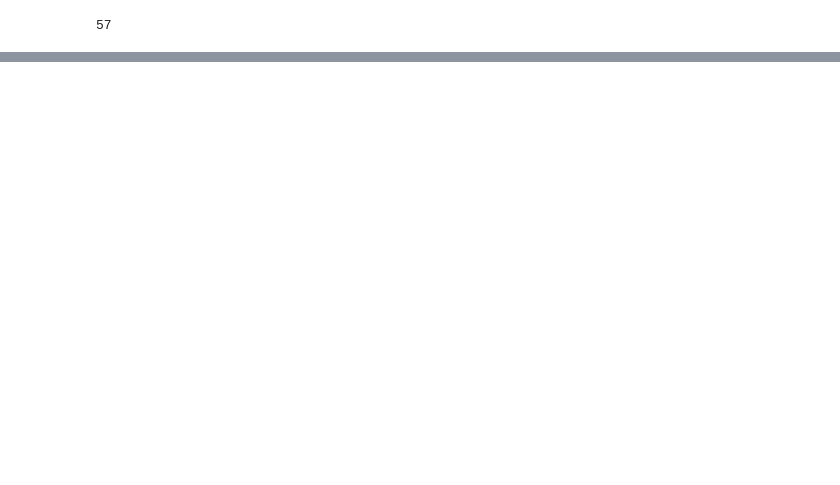
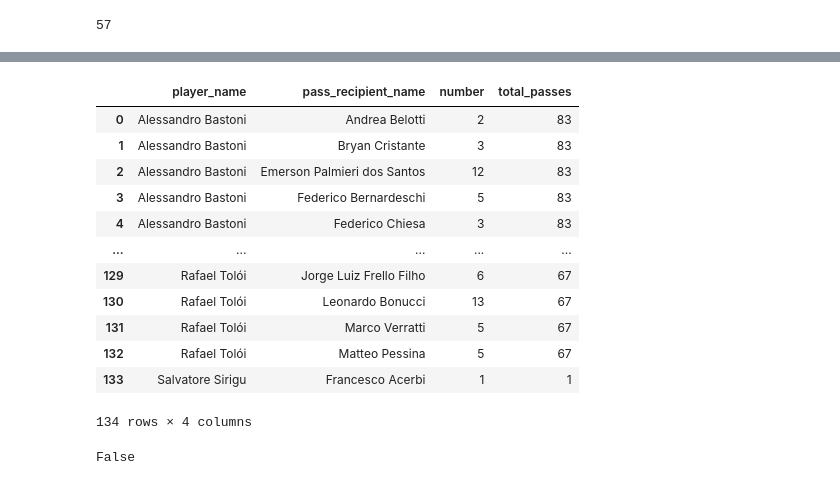
Before and after one commit to aegonwolf/socceranalytics, a Jupyter notebook: all-games.ipynb, the cells around one changed output, grey strips where cells are left out. Drawn from its saved outputs; the diff is of its cells as text; code cells hidden in the pictures; blank space fills up the shorter version.

```diff
--- a/all-games.ipynb
+++ b/all-games.ipynb
@@ -1193,0 +1248,32 @@ italy_wales.iloc[2539]['second']
+# %%
+passes = iw_passes[pass_cols]
+# %%
+italy_passes = passes[passes.team_name == "Italy"][['player_name', 'pass_recipient_name']]
+# %%
+pass_dict = passes[passes.team_name == "Italy"]['player_name'].value_counts().to_dict()
+# %%
+italy_npasses = italy_passes.groupby(['player_name', 'pass_recipient_name']).size().reset_index()
+cols = italy_npasses.columns.to_list()
+cols[-1] = "number"
+italy_npasses.columns = cols
+italy_npasses['total_passes'] = italy_npasses['player_name'].apply(lambda x: pass_dict[x])
+# %%
+italy_npasses
+# %% [output]
+|  | player_name | pass_recipient_name | number | total_passes |
+| 0 | Alessandro Bastoni | Andrea Belotti | 2 | 83 |
+| 1 | Alessandro Bastoni | Bryan Cristante | 3 | 83 |
+| 2 | Alessandro Bastoni | Emerson Palmieri dos Santos | 12 | 83 |
+| 3 | Alessandro Bastoni | Federico Bernardeschi | 5 | 83 |
+| 4 | Alessandro Bastoni | Federico Chiesa | 3 | 83 |
+| ... | ... | ... | ... | ... |
+| 129 | Rafael Tolói | Jorge Luiz Frello Filho | 6 | 67 |
+| 130 | Rafael Tolói | Leonardo Bonucci | 13 | 67 |
+| 131 | Rafael Tolói | Marco Verratti | 5 | 67 |
+| 132 | Rafael Tolói | Matteo Pessina | 5 | 67 |
+| 133 | Salvatore Sirigu | Francesco Acerbi | 1 | 1 |
+134 rows × 4 columns
+# %%
+italy_npasses.number.isna().values.any()
+# %% [output]
+False
```
Also changed, not shown: parts of 16 cells of this notebook.
